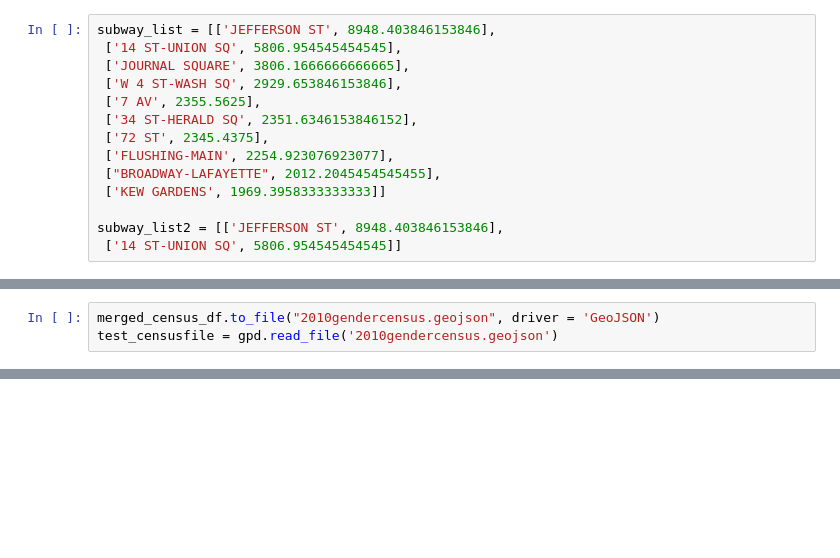
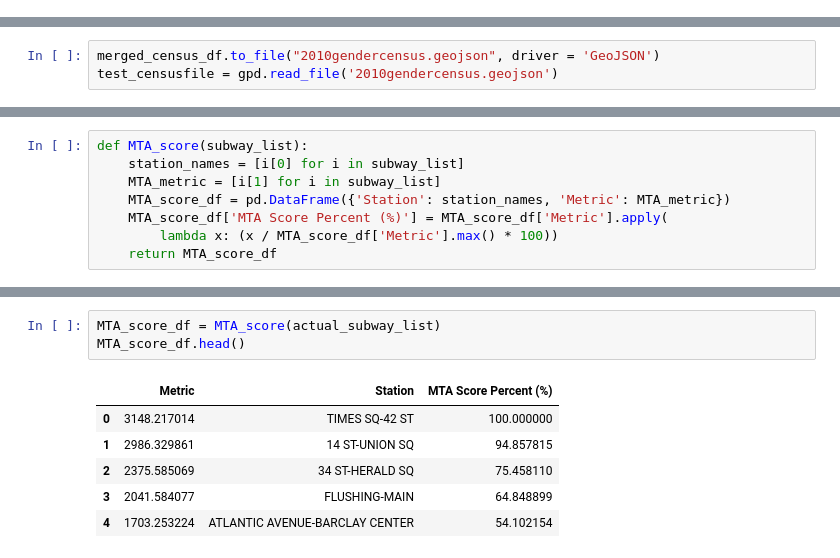
Before and after one commit to nalehc/gala_flyer_locations, a Jupyter notebook: Google_Places_Scraping_Alan.ipynb, the cells around one changed output, grey strips where cells are left out. Cells and saved outputs as stored; diff of their text form; blank space fills up the shorter version.

```diff
--- a/Google_Places_Scraping_Alan.ipynb
+++ b/Google_Places_Scraping_Alan.ipynb
@@ -169,17 +169,3 @@ def stations_plot(df, filename, img_size = (20,10), zoom = False, msize = 50):
     return fig
 # %% [markdown]
 Example Call
-# %%
-subway_list = [['JEFFERSON ST', 8948.403846153846],
- ['14 ST-UNION SQ', 5806.954545454545],
- ['JOURNAL SQUARE', 3806.1666666666665],
- ['W 4 ST-WASH SQ', 2929.653846153846],
- ['7 AV', 2355.5625],
- ['34 ST-HERALD SQ', 2351.6346153846152],
- ['72 ST', 2345.4375],
- ['FLUSHING-MAIN', 2254.923076923077],
- ["BROADWAY-LAFAYETTE", 2012.2045454545455],
- ['KEW GARDENS', 1969.3958333333333]]
-
-subway_list2 = [['JEFFERSON ST', 8948.403846153846],
- ['14 ST-UNION SQ', 5806.954545454545]]
@@ -359,3 +357,11 @@ def companies_score(np_df, comp_df, keyword):
+# %%
+def MTA_score(subway_list):
+    station_names = [i[0] for i in subway_list]
+    MTA_metric = [i[1] for i in subway_list]
+    MTA_score_df = pd.DataFrame({'Station': station_names, 'Metric': MTA_metric})
+    MTA_score_df['MTA Score Percent (%)'] = MTA_score_df['Metric'].apply(
+        lambda x: (x / MTA_score_df['Metric'].max() * 100))
+    return MTA_score_df
 # %%
 companies_filename = 'companies.geojson'
 short_companies_df = gpd.read_file(companies_filename)
@@ -421,0 +391,10 @@ def MTA_score(subway_list):
+# %%
+MTA_score_df = MTA_score(actual_subway_list)
+MTA_score_df.head()
+# %% [output]
+|  | Metric | Station | MTA Score Percent (%) |
+| 0 | 3148.217014 | TIMES SQ-42 ST | 100.000000 |
+| 1 | 2986.329861 | 14 ST-UNION SQ | 94.857815 |
+| 2 | 2375.585069 | 34 ST-HERALD SQ | 75.458110 |
+| 3 | 2041.584077 | FLUSHING-MAIN | 64.848899 |
+| 4 | 1703.253224 | ATLANTIC AVENUE-BARCLAY CENTER | 54.102154 |
```
Also changed, not shown: parts of 15 cells of this notebook.
